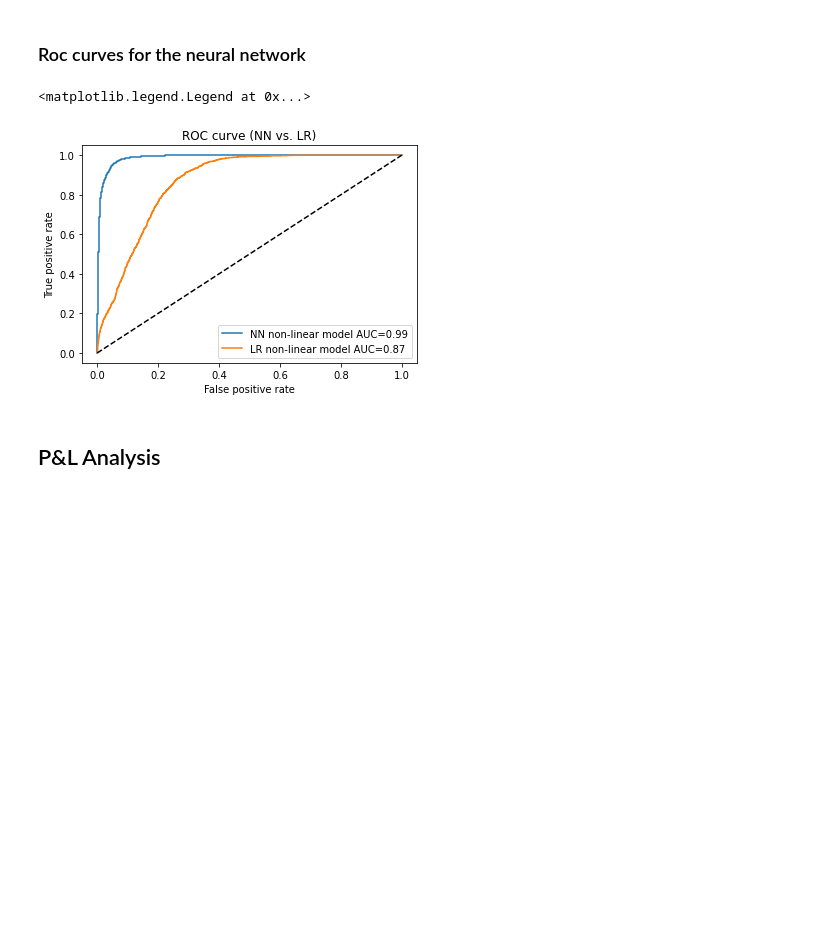
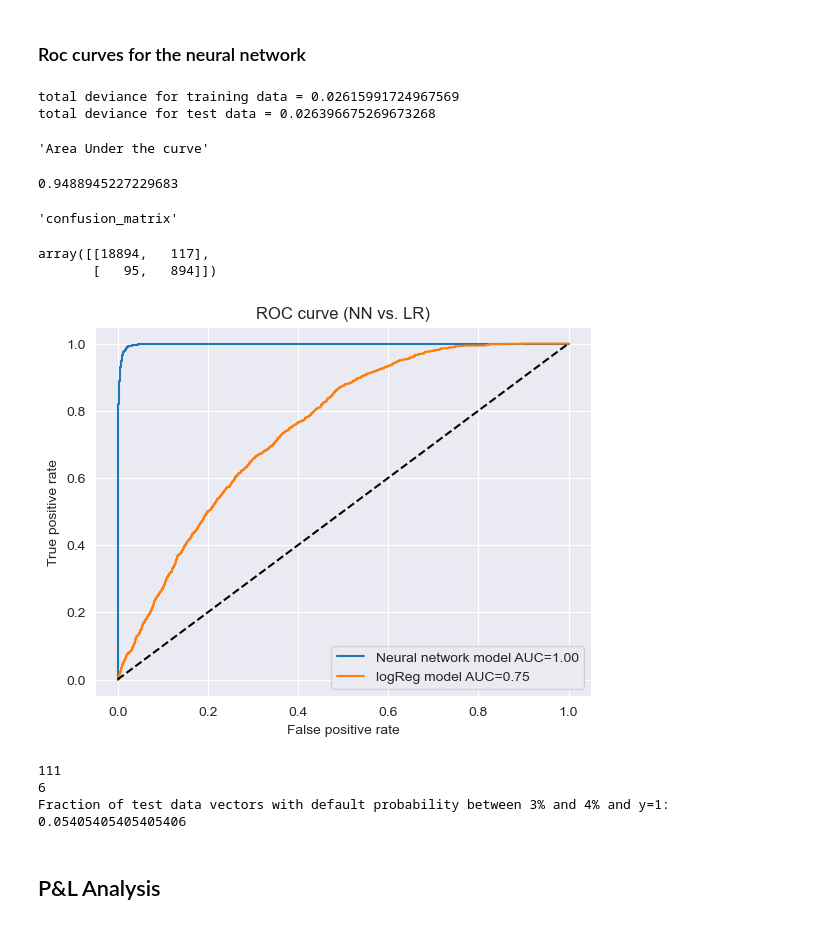
Before and after one commit to thelionthelion/eth_ntifi, a Jupyter notebook: loans_h.ipynb, the cells around one changed output. Saved outputs shown, nothing was run; the diff lists cells and outputs as text; code cells hidden in the pictures; blank space fills up the shorter version.

Commit message:
fraction canculations

```diff
--- a/loans_h.ipynb
+++ b/loans_h.ipynb
@@ -4,14 +7,19 @@
 ## Dataset
 # %%
 from sklearn.metrics import confusion_matrix
+from sklearn.metrics import matthews_corrcoef
 from sklearn.metrics import roc_auc_score
+import numpy as np
+import matplotlib.pyplot as plt
 import seaborn as sns
 import pandas as pd
 
 def evaluate(y_true, y_pred):
     # Area Under the curve.
     display("Area Under the curve", roc_auc_score(y_true, y_pred))
+    display("confusion_matrix", confusion_matrix(y_true, y_pred))
 
+"""
     class_names=[0,1] # name  of classes
     fig, ax = plt.subplots()
     tick_marks = np.arange(len(class_names))
@@ -24,3 +32,4 @@ def evaluate(y_true, y_pred):
     plt.title('Confusion matrix', y=1.1)
     plt.ylabel('Actual label')
     plt.xlabel('Predicted label')
+"""
@@ -174,8 +197,9 @@ from tensorflow import keras
 model_NN = keras.Sequential(
     [
      keras.layers.BatchNormalization(),
-     keras.layers.Dense(32, activation='relu', name="hidden_layer_1"),
+     keras.layers.Dense(64, activation='relu', name="hidden_layer_1"),
      keras.layers.Dense(32, activation='relu', name="hidden_layer_2"),
+     keras.layers.Dense(32, activation='relu', name="hidden_layer_3"),
      keras.layers.Dense(1, activation='sigmoid', name="output_layer")
     ]
 )
@@ -187,13 +211,13 @@ model_NN.compile(
 )
 
 #shuffle the data during training
-train_dataset = tf.data.Dataset.from_tensor_slices((X_train_2, np.float32(y_train_2)))
-train_dataset = train_dataset.shuffle(buffer_size=1024).batch(256)
+train_dataset = tf.data.Dataset.from_tensor_slices((X_train_1, np.float32(y_train_1)))
+train_dataset = train_dataset.shuffle(buffer_size=1024).batch(512)
 
 #fit the model
 model_NN.fit(
     train_dataset,
-    batch_size=256,
-    epochs=10
+    batch_size=512,
+    epochs=7
 )
 # %% [output]
@@ -201,27 +239,55 @@ ModuleNotFoundError: No module named 'tensorflow'
 # %% [markdown]
 ### Roc curves for the neural network
 # %%
-
 #calculate the scores on the testdata
-scores_NN_train = model_NN(X_train_2)
-scores_NN = model_NN(X_test_2)
-fpr_NN, tpr_NN, thresholds_NN = metrics.roc_curve(y_test_2, scores_NN[:, 0], pos_label=1)
-auc_NN = roc_auc_score(y_test_2, scores_NN[:, 0])
+scores_NN_train = model_NN(X_train_1)
+scores_NN = model_NN(X_test_1)
+fpr_NN, tpr_NN, thresholds_NN = metrics.roc_curve(y_test_1, scores_NN[:, 0], pos_label=1)
+auc_NN = roc_auc_score(y_test_1, scores_NN[:, 0])
 
 #calculate total deviance for training and test data.
 #Note that scores_NN[:, 0] is the predicted default probability.
-#todo
+print('total deviance for training data = ' + str(log_loss(y_train_1, scores_NN_train[:, 0])))
+print('total deviance for test data = ' + str(log_loss(y_test_1, scores_NN[:, 0])))
 
-plt.plot(fpr_NN, tpr_NN, label='NN non-linear model AUC={:.2f}'.format(auc_NN))
-plt.plot(fpr_LR_2, tpr_LR_2, label='LR non-linear model AUC={:.2f}'.format(auc_LR_2))
+
+plt.plot(fpr_NN, tpr_NN, label='Neural network model AUC={:.2f}'.format(auc_NN))
+plt.plot(fpr_LR_1, tpr_LR_1, label='logReg model AUC={:.2f}'.format(auc_LR_1))
 plt.plot([0, 1], [0, 1], 'k--')
 plt.xlabel('False positive rate')
 plt.ylabel('True positive rate')
 plt.title('ROC curve (NN vs. LR)')
 plt.legend(loc='best')
+
+evaluate(y_test_1, xi[J:, 0] <= scores_NN[:, 0] )
 # %% [output]
-<matplotlib.legend.Legend at 0x...>
+total deviance for training data = 0.02615991724967569
+total deviance for test data = 0.026396675269673268
+'Area Under the curve'
+0.9488945227229683
+'confusion_matrix'
+array([[18894,   117],
+       [   95,   894]])
-[figure, old version]
+[figure, new version]
+# %%
+
+CountBetween3and4percent = 0
+CountBetween3and4percentANDy1 = 0
+for i in range(0, K):
+    score = scores_NN[i, 0]
+    if 0.03 <= score <= 0.04:
+        CountBetween3and4percent += 1
+        if xi[i] <= score:
+            CountBetween3and4percentANDy1 += 1
+
+print(CountBetween3and4percent)
+print(CountBetween3and4percentANDy1)
+print('Fraction of test data vectors with default probability between 3% and 4% and y=1: ' + str(
+    CountBetween3and4percentANDy1 / CountBetween3and4percent))
+# %% [output]
+111
+6
+Fraction of test data vectors with default probability between 3% and 4% and y=1: 0.05405405405405406
 # %% [markdown]
 ## P&L Analysis
 # %%
```
Also changed, not shown: parts of 12 cells of this notebook.
